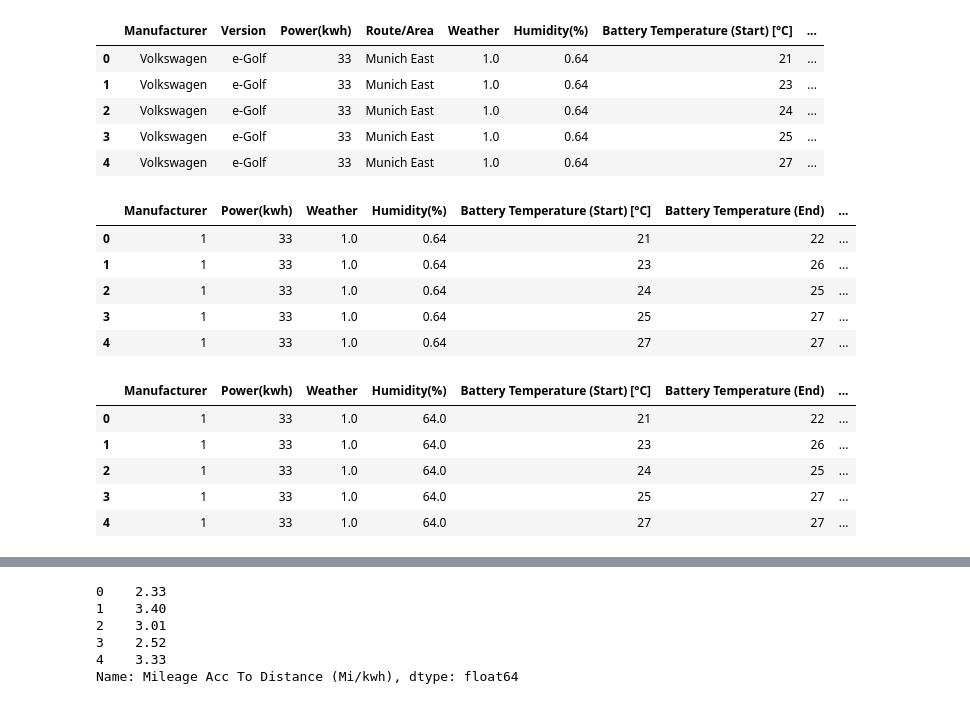
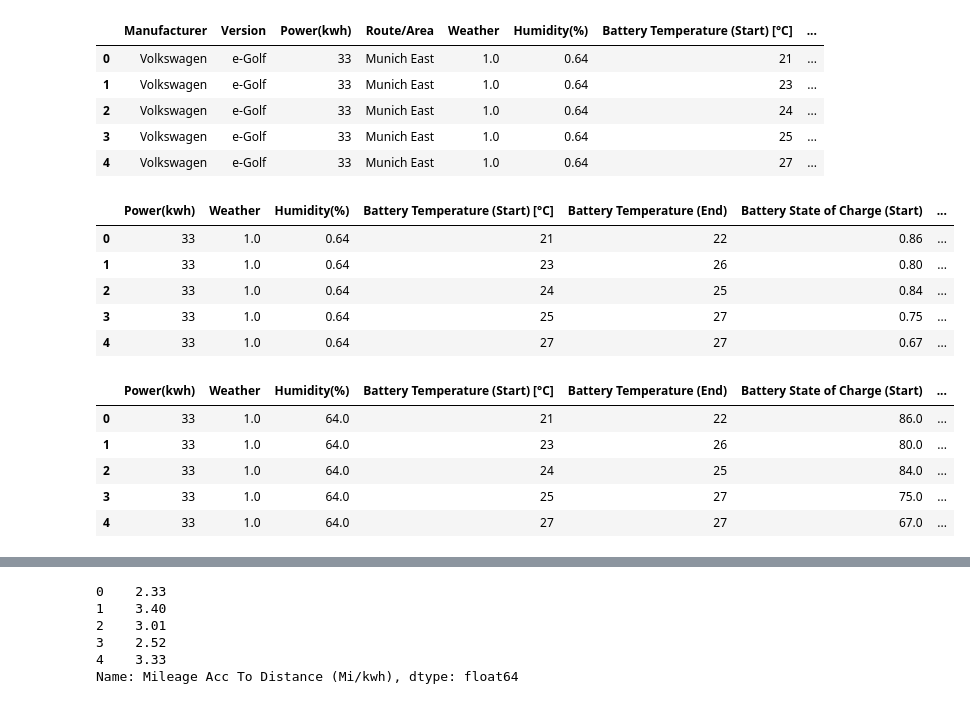
Before and after one commit to Vinayak04601/Battery_MileagePredcition, a Jupyter notebook: bmp.ipynb, the cells around one changed output, grey strips where cells are left out. Drawn from its saved outputs; the diff is of its cells as text; code cells hidden in the pictures.

```diff
--- a/bmp.ipynb
+++ b/bmp.ipynb
@@ -14,31 +14,28 @@ df1.head()
 | 3 | Volkswagen | e-Golf | 33 | Munich East | 1.0 | 0.64 | 25 | ... |
 | 4 | Volkswagen | e-Golf | 33 | Munich East | 1.0 | 0.64 | 27 | ... |
 # %%
-df2 = df1.drop(['Route/Area','Distance [km]','Version','Battery Consumption','Full battery Mileage(Mi/kwh)'],axis=1)
-from sklearn import preprocessing
-label_encoder = preprocessing.LabelEncoder()
-df2['Manufacturer']= label_encoder.fit_transform(df2['Manufacturer'])
+df2 = df1.drop(['Manufacturer','Route/Area','Distance [km]','Version','Battery Consumption','Full battery Mileage(Mi/kwh)'],axis=1)
 df2.to_csv('final_datset.csv',index=False)
 df2.head()
 # %% [output]
-|  | Manufacturer | Power(kwh) | Weather | Humidity(%) | Battery Temperature (Start) [°C] | Battery Temperature (End) | ... |
-| 0 | 1 | 33 | 1.0 | 0.64 | 21 | 22 | ... |
-| 1 | 1 | 33 | 1.0 | 0.64 | 23 | 26 | ... |
-| 2 | 1 | 33 | 1.0 | 0.64 | 24 | 25 | ... |
-| 3 | 1 | 33 | 1.0 | 0.64 | 25 | 27 | ... |
-| 4 | 1 | 33 | 1.0 | 0.64 | 27 | 27 | ... |
+|  | Power(kwh) | Weather | Humidity(%) | Battery Temperature (Start) [°C] | Battery Temperature (End) | Battery State of Charge (Start) | ... |
+| 0 | 33 | 1.0 | 0.64 | 21 | 22 | 0.86 | ... |
+| 1 | 33 | 1.0 | 0.64 | 23 | 26 | 0.80 | ... |
+| 2 | 33 | 1.0 | 0.64 | 24 | 25 | 0.84 | ... |
+| 3 | 33 | 1.0 | 0.64 | 25 | 27 | 0.75 | ... |
+| 4 | 33 | 1.0 | 0.64 | 27 | 27 | 0.67 | ... |
 # %%
-#df2['Humidity(%)'] = df2['Humidity(%)']*100
+df2['Humidity(%)'] = df2['Humidity(%)']*100
 df2['Battery State of Charge (Start)'] = df2['Battery State of Charge (Start)']*100
 df2['Battery State of Charge (End)'] = df2['Battery State of Charge (End)']*100
 df2.head()
 # %% [output]
-|  | Manufacturer | Power(kwh) | Weather | Humidity(%) | Battery Temperature (Start) [°C] | Battery Temperature (End) | ... |
-| 0 | 1 | 33 | 1.0 | 64.0 | 21 | 22 | ... |
-| 1 | 1 | 33 | 1.0 | 64.0 | 23 | 26 | ... |
-| 2 | 1 | 33 | 1.0 | 64.0 | 24 | 25 | ... |
-| 3 | 1 | 33 | 1.0 | 64.0 | 25 | 27 | ... |
-| 4 | 1 | 33 | 1.0 | 64.0 | 27 | 27 | ... |
+|  | Power(kwh) | Weather | Humidity(%) | Battery Temperature (Start) [°C] | Battery Temperature (End) | Battery State of Charge (Start) | ... |
+| 0 | 33 | 1.0 | 64.0 | 21 | 22 | 86.0 | ... |
+| 1 | 33 | 1.0 | 64.0 | 23 | 26 | 80.0 | ... |
+| 2 | 33 | 1.0 | 64.0 | 24 | 25 | 84.0 | ... |
+| 3 | 33 | 1.0 | 64.0 | 25 | 27 | 75.0 | ... |
+| 4 | 33 | 1.0 | 64.0 | 27 | 27 | 67.0 | ... |
 # %%
 x = df2.drop(['Mileage Acc To Distance (Mi/kwh)'],axis=1)
 x.head()
```
Also changed, not shown: parts of 8 cells of this notebook, 3 other files.
